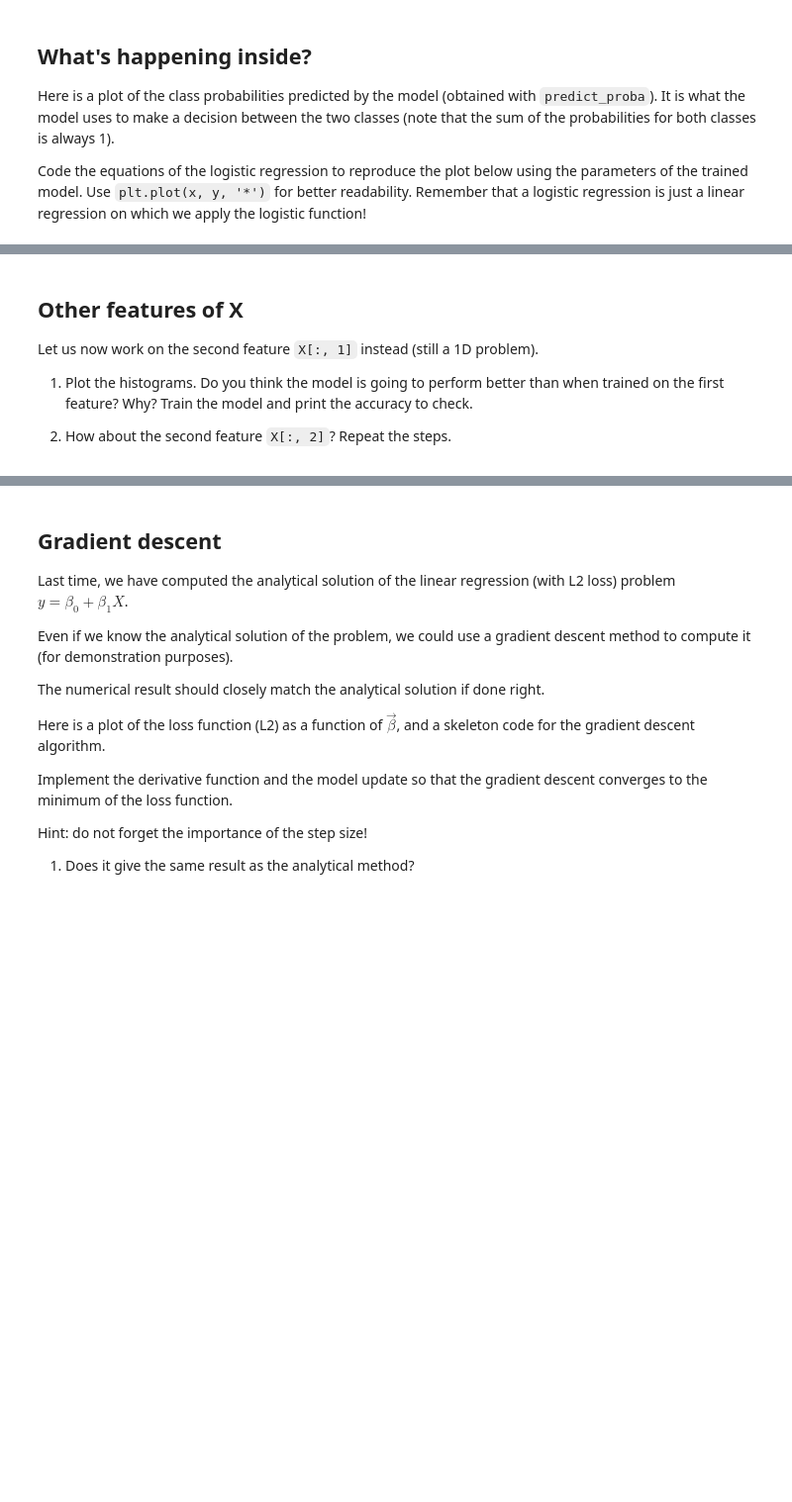
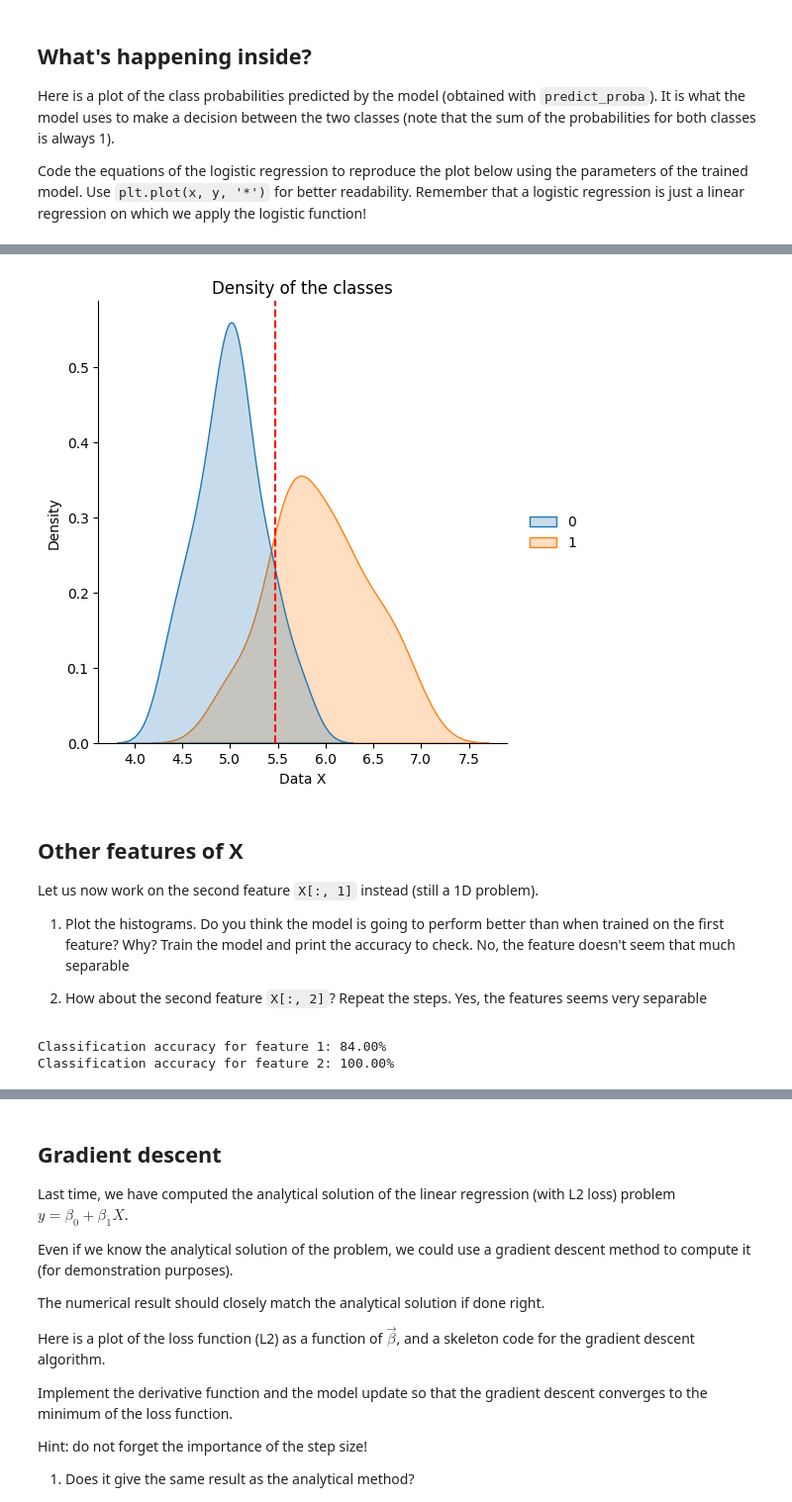
Before and after one commit to mike6942069420/EE311-AI, a Jupyter notebook: lab03/lab.ipynb, the cells around one changed output, grey strips where cells are left out. Shown at 99% size. Drawn from its saved outputs; the diff is of its cells as text; code cells hidden in the pictures; blank space fills up the shorter version.

```diff
--- a/lab03/lab.ipynb
+++ b/lab03/lab.ipynb
@@ -121,15 +148,24 @@ The decision boundary of a model is the hypersurface that separates the two clas
 # %%
 plot_density(data_X[:, 0], data_y)
 
 
 ##########################################################
 # Add your code to compute and plot the decision boundary
+
+p = 0.5
+logit=np.log(p/(1-p))
+boundary = (logit - classifier.intercept_)/classifier.coef_
+plt.axvline(boundary, color='r', linestyle='--', label='Decision boundary')
+
+plt.show()
+# %% [output]
+[figure, added]
 # %% [markdown]
 ## Other features of X
 
 Let us now work on the second feature `X[:, 1]` instead (still a 1D problem).
 
 1. Plot the histograms. Do you think the model is going to perform better than when trained on the first feature? Why?
-Train the model and print the accuracy to check.
+Train the model and print the accuracy to check. No, the feature doesn't seem that much separable
 
-2. How about the second feature `X[:, 2]`? Repeat the steps.
+2. How about the second feature `X[:, 2]`? Repeat the steps. Yes, the features seems very separable
@@ -138,3 +172,17 @@ Train the model and print the accuracy to check.
+# %%
+# Time to code!
+
+classifier1 = LogisticRegression().fit(data_X[:,1,np.newaxis], data_y)
+classifier2 = LogisticRegression().fit(data_X[:,2,np.newaxis], data_y)
+
+accuracy1 = classifier1.score(data_X[:,1,np.newaxis], data_y)
+accuracy2 = classifier2.score(data_X[:,2,np.newaxis], data_y)
+
+print('Classification accuracy for feature 1: {:.2f}%'.format(accuracy1 * 100))
+print('Classification accuracy for feature 2: {:.2f}%'.format(accuracy2 * 100))
+# %% [output]
+Classification accuracy for feature 1: 84.00%
+Classification accuracy for feature 2: 100.00%
 # %% [markdown]
 # 2D binary classification
 
```
Also changed, not shown: parts of 10 cells of this notebook, 2 other files.
